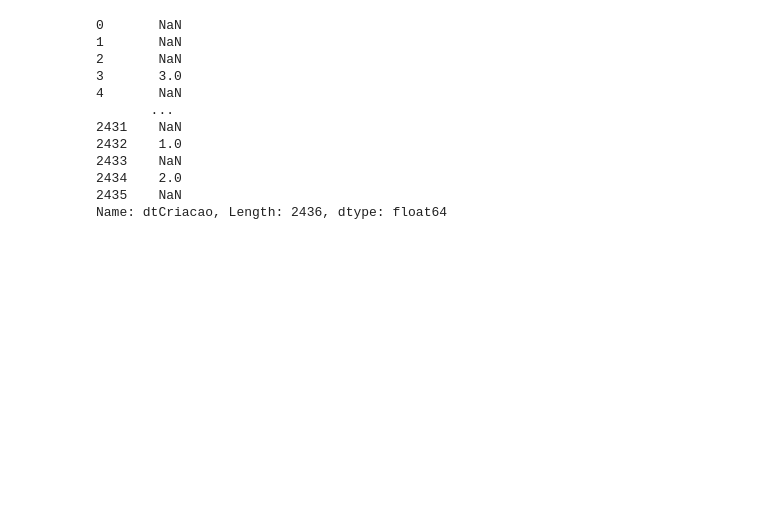
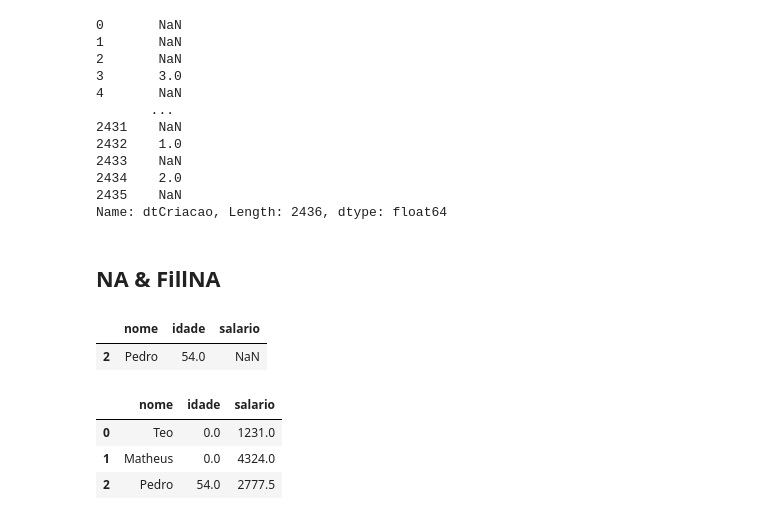
Before and after one commit to jxxtino/ds-basics, a Jupyter notebook: notebooks/pandas-tmw/tmw_pandas.ipynb, the cells around one changed output. Cells and saved outputs as stored; diff of their text form; code cells hidden in the pictures; blank space fills up the shorter version.

```diff
--- a/notebooks/pandas-tmw/tmw_pandas.ipynb
+++ b/notebooks/pandas-tmw/tmw_pandas.ipynb
@@ -363,3 +363,37 @@ df["dtCriacao"].dt.month
 2434    2.0
 2435    NaN
 Name: dtCriacao, Length: 2436, dtype: float64
+# %% [markdown]
+## NA & FillNA
+# %%
+df = pd.read_csv("../../data/data-tmw/clientes.csv")
+df.sample(2)
+
+# drop rows with NA value, ANY NA
+df.dropna()
+
+# drop row where all columns == NA
+df.dropna(how="all")
+
+df = pd.DataFrame({
+    "nome": ["Teo", "Matheus", "Pedro"],
+    "idade": [None, None, 54],
+    "salario": [1231,4324,None]
+})
+
+# subset[{COLUMN}] dropna from Series
+df.dropna(how="any", subset=["idade"])
+# %% [output]
+|  | nome | idade | salario |
+| 2 | Pedro | 54.0 | NaN |
+# %%
+# fill na cells from ["idade"] with 0
+df["idade"].fillna(0)
+
+# filling NA cells from multi cols with specific value
+df.fillna({"idade": 0, "salario": df["salario"].mean()})
+# %% [output]
+|  | nome | idade | salario |
+| 0 | Teo | 0.0 | 1231.0 |
+| 1 | Matheus | 0.0 | 4324.0 |
+| 2 | Pedro | 54.0 | 2777.5 |
```
